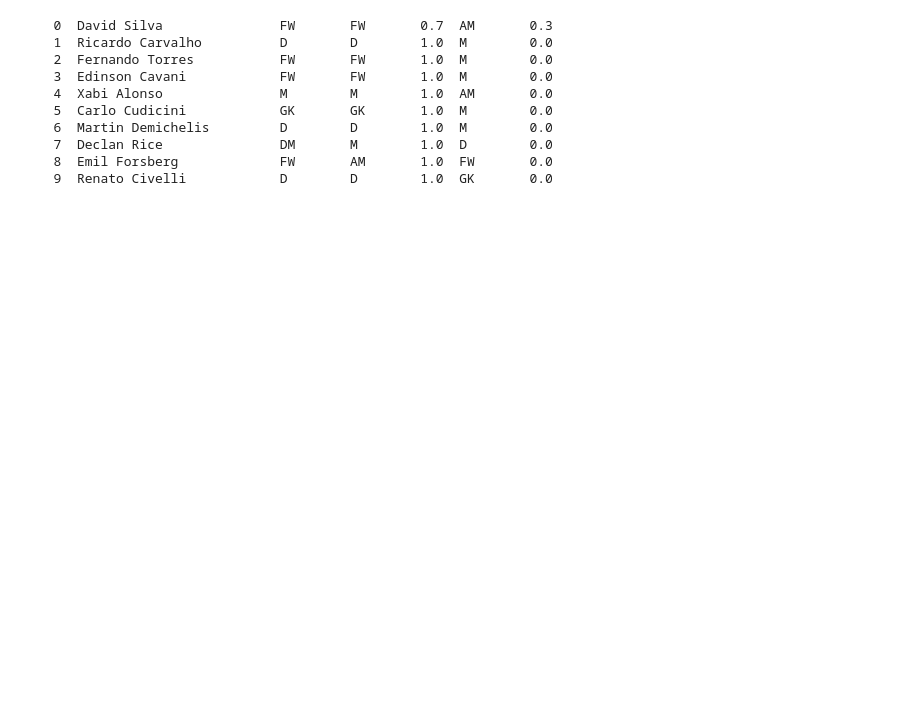
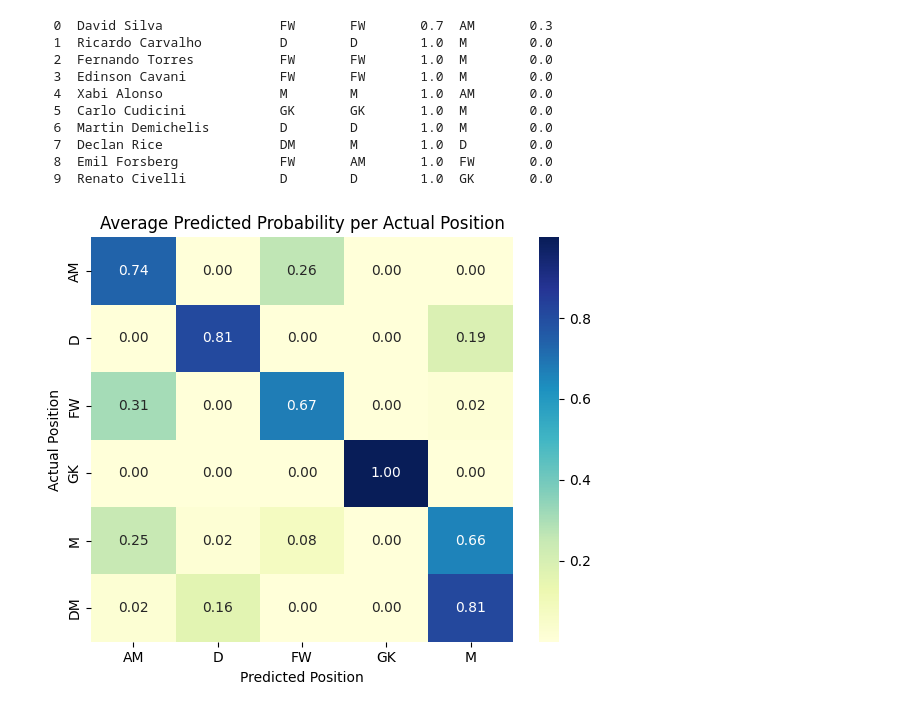
Before and after one commit to Computational-Tools-in-DS-G42/footballer-profiler-AI, a Jupyter notebook: player_profiler.ipynb, the cells around one changed output. Cells and saved outputs as stored; diff of their text form; code cells hidden in the pictures; blank space fills up the shorter version.

```diff
--- a/player_profiler.ipynb
+++ b/player_profiler.ipynb
@@ -993,3 +984,34 @@ for i, row in df_results.head(limit).iterrows():
   7  Declan Rice               DM       M        1.0  D        0.0
   8  Emil Forsberg             FW       AM       1.0  FW       0.0
   9  Renato Civelli            D        D        1.0  GK       0.0
+# %%
+# Identify all actual positions
+actual_positions = sorted(df_results["position"].unique())
+
+# Moving "DM" to last
+if "DM" in actual_positions:
+    actual_positions.remove("DM")
+    actual_positions.append("DM")
+
+
+predicted_positions = header_order
+
+
+# Computing average predicted probabilities for each actual position
+avg_probs = (
+    df_results.groupby("position")[predicted_positions]
+    .mean()
+    .reindex(actual_positions)
+)
+
+# Ploting heatmap
+plt.figure(figsize=(6, 5))
+sns.heatmap(avg_probs, annot=True, fmt=".2f", cmap="YlGnBu",
+            xticklabels=predicted_positions, yticklabels=actual_positions)
+plt.title("Average Predicted Probability per Actual Position")
+plt.xlabel("Predicted Position")
+plt.ylabel("Actual Position")
+plt.tight_layout()
+plt.show()
+# %% [output]
+[figure, added]
```
Also changed, not shown: parts of 15 cells of this notebook.
